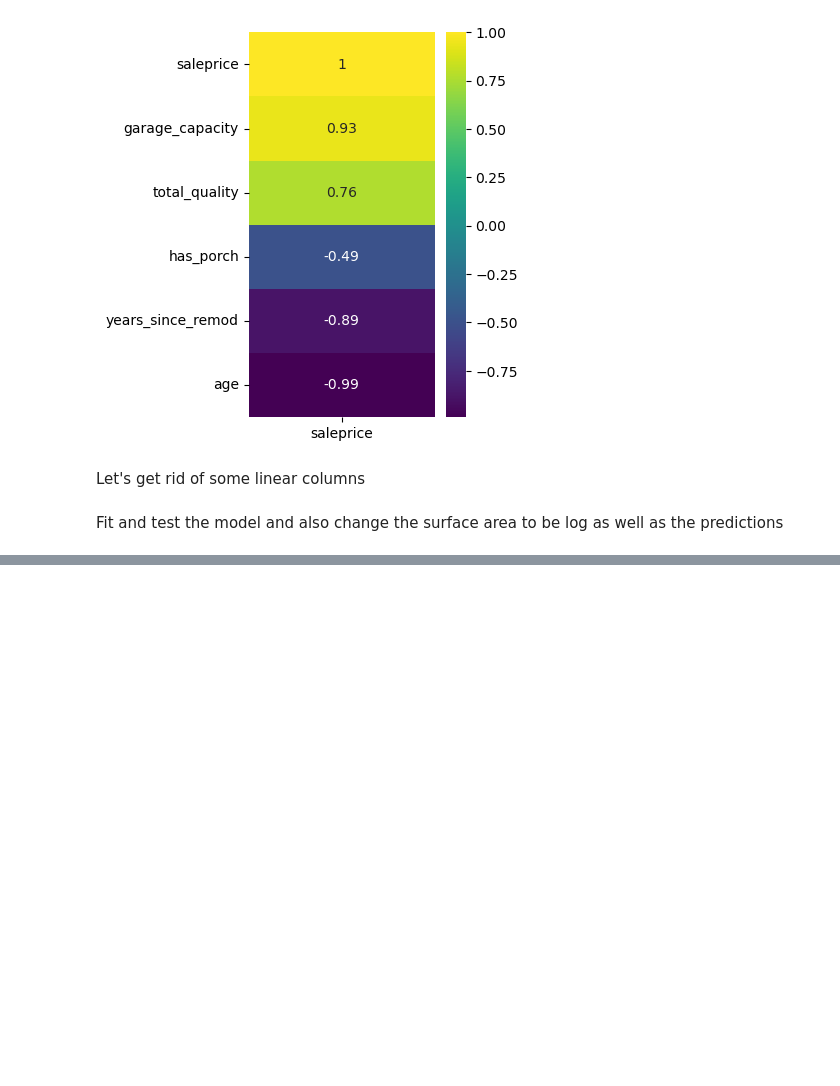
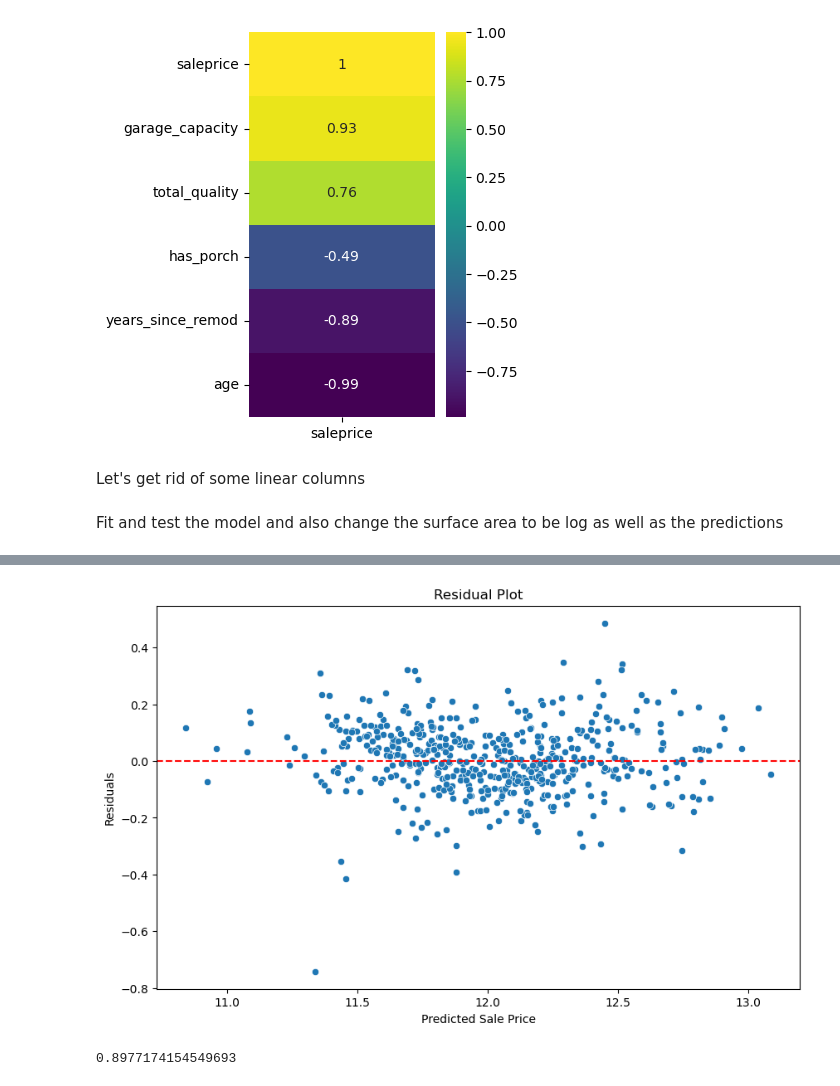
Before and after one commit to grahamjh99/Project-1-Ames-Housing, a Jupyter notebook: Project 2 Graham.ipynb, the cells around one changed output, grey strips where cells are left out. Cells and saved outputs as stored; diff of their text form; code cells hidden in the pictures; blank space fills up the shorter version.

```diff
--- a/Project 2 Graham.ipynb
+++ b/Project 2 Graham.ipynb
@@ -879,0 +997,25 @@ predictions.to_csv('filtered_data_predictions.csv')
+# %%
+y_pred = lr.predict(X_test)
+residuals = y_test - y_pred
+
+# Create residual plot
+plt.figure(figsize=(10, 6))
+sns.scatterplot(x=y_pred, y=residuals)
+plt.axhline(0, color='red', linestyle='--')
+plt.xlabel('Predicted Sale Price')
+plt.ylabel('Residuals')
+plt.title('Residual Plot');
+
+# There is a clear outlier below -1.5
+# %% [output]
+[figure, added]
+# %%
+lr.fit(X,y)
+preds = lr.predict(df_test_filtered)
+predictions = df_test_filtered.copy()
+# change those logs back to actual housing prices
+predictions['saleprice'] = np.exp(preds)
+predictions = predictions[['saleprice']]
+predictions.head()
+# %% [output]
+0.8977174154549693
```
Also changed, not shown: parts of 18 cells of this notebook, 5 other files.
